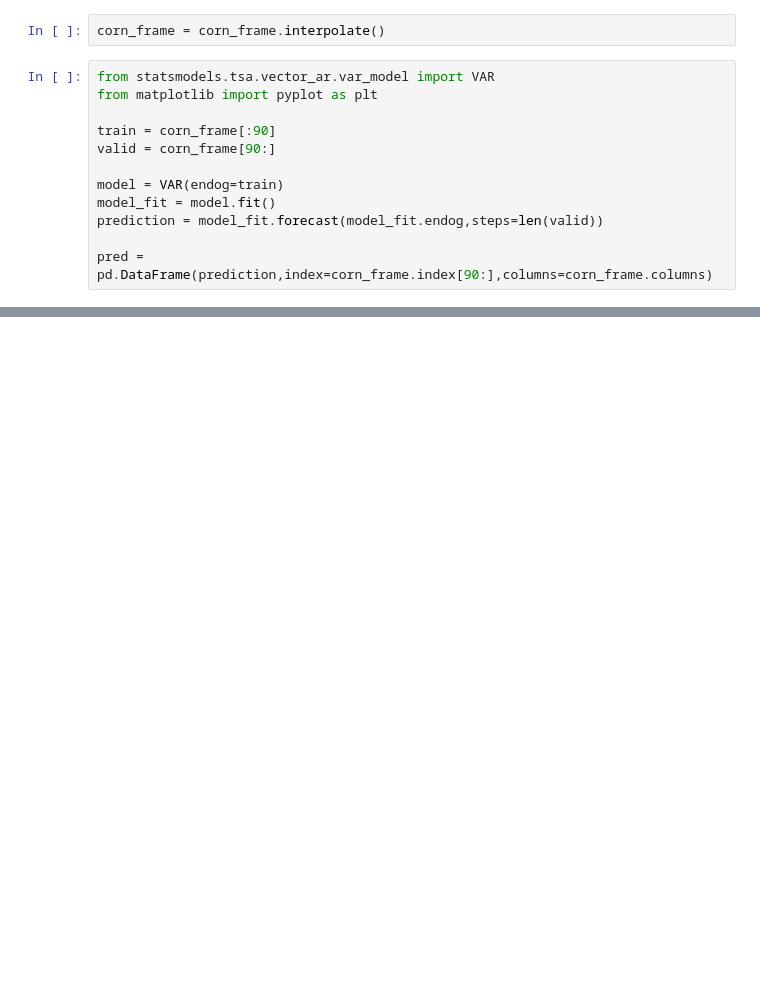
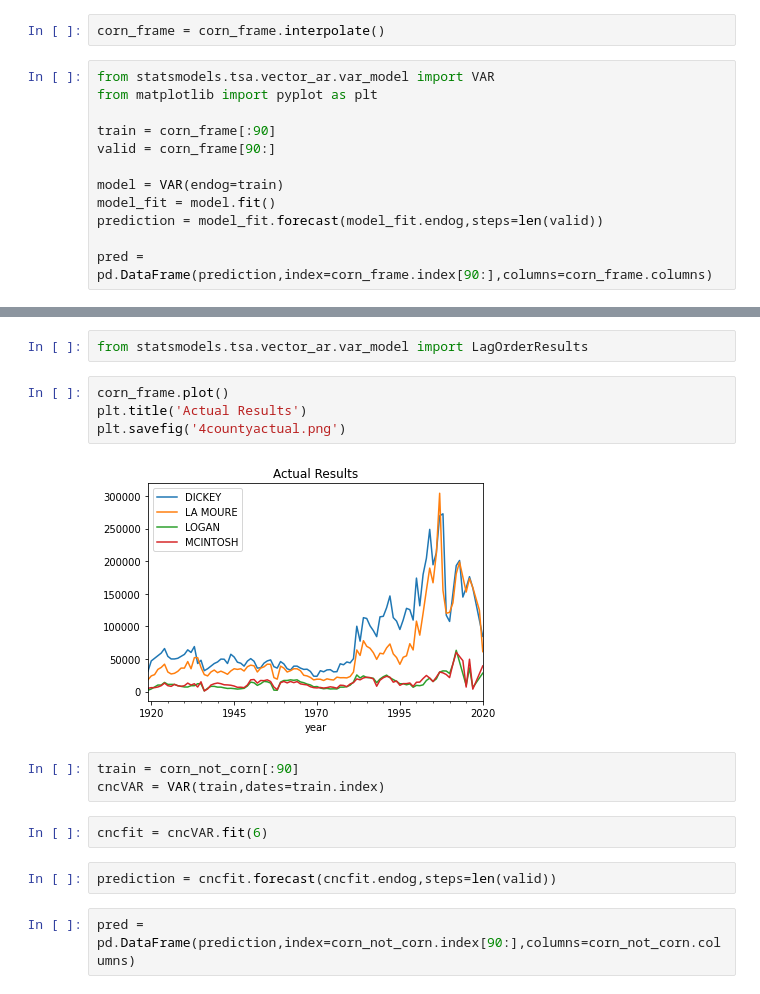
Before and after one commit to porter7678/farm-prophets, a Jupyter notebook: models/VARmodel.ipynb, the cells around one changed output, grey strips where cells are left out. Saved outputs shown, nothing was run; the diff lists cells and outputs as text; blank space fills up the shorter version.

Commit message:
Update VARmodel.ipynb
VAR model finished

```diff
--- a/models/VARmodel.ipynb
+++ b/models/VARmodel.ipynb
@@ -38,0 +107,17 @@ plt.show()
+# %%
+from statsmodels.tsa.vector_ar.var_model import LagOrderResults
+# %%
+corn_frame.plot()
+plt.title('Actual Results')
+plt.savefig('4countyactual.png')
+# %% [output]
+[figure, added]
+# %%
+train = corn_not_corn[:90]
+cncVAR = VAR(train,dates=train.index)
+# %%
+cncfit = cncVAR.fit(6)
+# %%
+prediction = cncfit.forecast(cncfit.endog,steps=len(valid))
+# %%
+pred = pd.DataFrame(prediction,index=corn_not_corn.index[90:],columns=corn_not_corn.columns)
```
Also changed, not shown: parts of 12 cells of this notebook.
